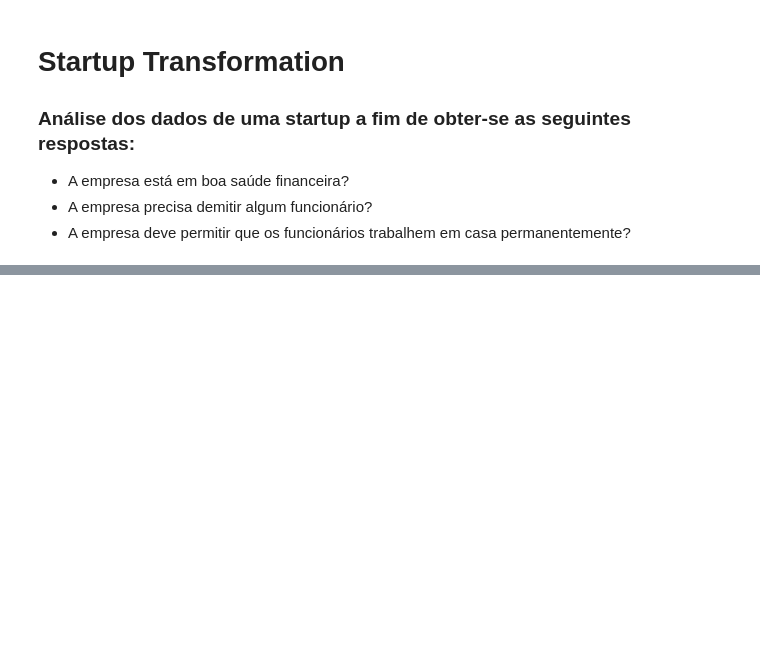
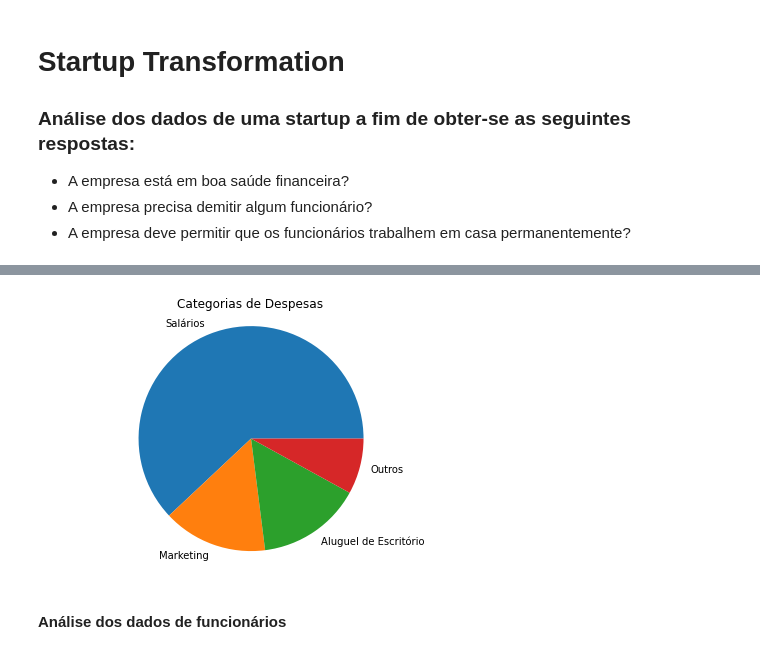
Before and after one commit to dlcmonteiro/startup-transformation, a Jupyter notebook: startup_tranformation.ipynb, the cells around one changed output, grey strips where cells are left out. Drawn from its saved outputs; the diff is of its cells as text; code cells hidden in the pictures; blank space fills up the shorter version.

```diff
--- a/startup_tranformation.ipynb
+++ b/startup_tranformation.ipynb
@@ -28,0 +96,18 @@ employees.head()
+# %%
+# Cria categorias de despesas
+
+expense_categories = ['Salários', 'Marketing', 'Aluguel de Escritório', 'Outros']
+proportions = [0.62, 0.15, 0.15, 0.08]
+# %%
+# Plota um gráfico de setores com as informações
+
+#plt.clf()
+plt.pie(proportions, labels=expense_categories)
+plt.title('Categorias de Despesas')
+plt.axis('Equal')
+plt.tight_layout()
+plt.show()
+# %% [output]
+[figure, added]
+# %% [markdown]
+#### Análise dos dados de funcionários
```
Also changed, not shown: parts of 15 cells of this notebook.
